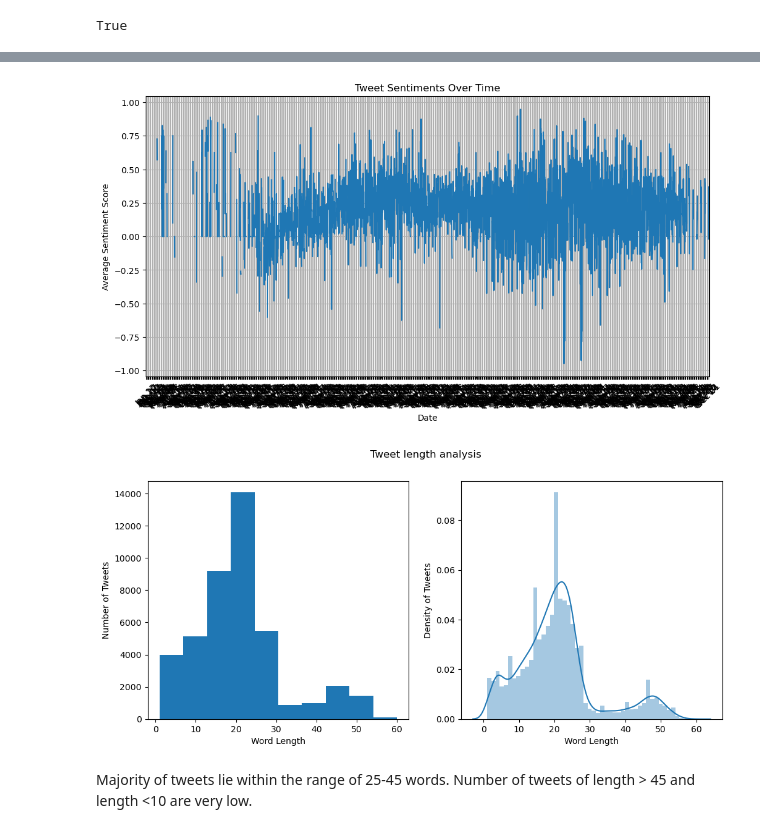
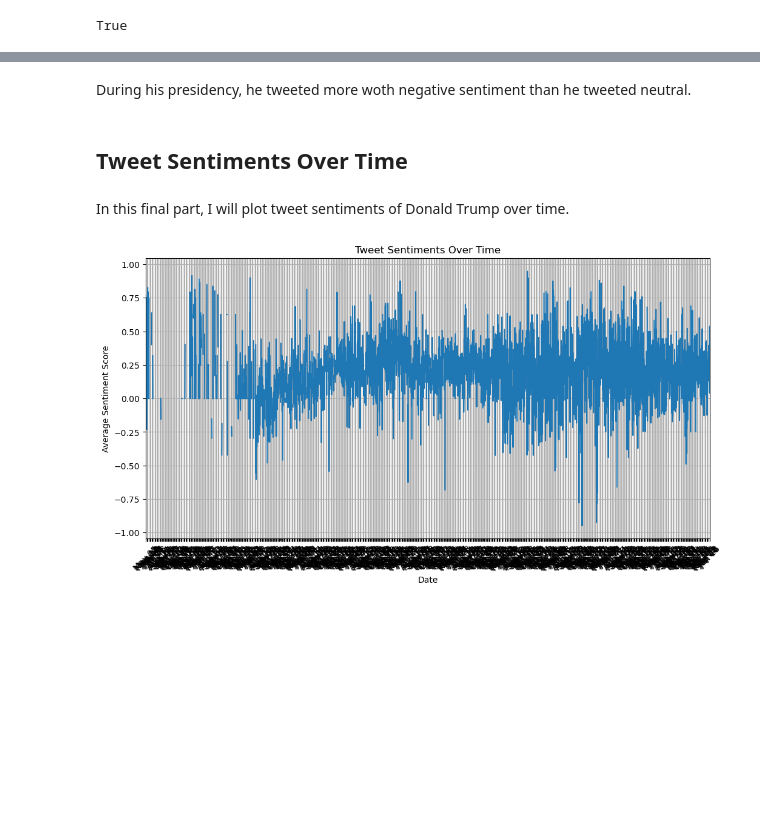
Before and after one commit to tahmisoglu-yigit/ML-for-NLP-Coursework, a Jupyter notebook: Project/NLP Project_Tahmisoglu_Yigit.ipynb, the cells around one changed output, grey strips where cells are left out. Saved outputs shown, nothing was run; the diff lists cells and outputs as text; code cells hidden in the pictures; blank space fills up the shorter version.

```diff
--- a/Project/NLP Project_Tahmisoglu_Yigit.ipynb
+++ b/Project/NLP Project_Tahmisoglu_Yigit.ipynb
@@ -100,3 +92,2 @@ def preprocess_text(text):
 # %%
-# Apply text preprocessing
-data["processed_tweet"] = data["Tweets"].apply(preprocess_text)
+data["processed_tweet"] = data["content"].apply(preprocess_text)
@@ -175,4 +146,4 @@ data.head()
 # %%
-data['neutral'] = data['Tweets'].apply(lambda x: analyzer.polarity_scores(str(x))['neu'])
-data['negative'] = data['Tweets'].apply(lambda x: analyzer.polarity_scores(str(x))['neg'])
-data['positive'] = data['Tweets'].apply(lambda x: analyzer.polarity_scores(str(x))['pos'])
+data['neutral'] = data['content'].apply(lambda x: analyzer.polarity_scores(str(x))['neu'])
+data['negative'] = data['content'].apply(lambda x: analyzer.polarity_scores(str(x))['neg'])
+data['positive'] = data['content'].apply(lambda x: analyzer.polarity_scores(str(x))['pos'])
@@ -209,0 +196,9 @@ sns.countplot(x='sentiment', data=data, palette="Reds")
+# %%
+data['date'] = pd.to_datetime(data['date'], infer_datetime_format=True)
+start_date = pd.to_datetime('2015-06-16')
+end_date = pd.to_datetime('2017-01-20')
+filtered_data = data[(data['date'] >= start_date) & (data['date'] <= end_date)]
+
+sns.countplot(x='sentiment', data=filtered_data, palette='viridis')
+plt.title('Sentiment Distribution of Tweets During His Election Campaign')
+plt.show()
@@ -209,0 +207,9 @@ sns.countplot(x='sentiment', data=data, palette="Reds")
+# %%
+data['date'] = pd.to_datetime(data['date'], infer_datetime_format=True)
+start_date = pd.to_datetime('2017-01-20')
+end_date = data['date'].max()
+filtered_data = data[(data['date'] >= start_date) & (data['date'] <= end_date)]
+
+sns.countplot(x='sentiment', data=filtered_data, palette='viridis')
+plt.title('Sentiment Distribution of Tweets During His Presidency')
+plt.show()
@@ -210,47 +218,20 @@ sns.countplot(x='sentiment', data=data, palette="Reds")
+# %% [markdown]
+During his presidency, he tweeted more woth negative sentiment than he tweeted neutral.
+# %% [markdown]
+## Tweet Sentiments Over Time
+# %% [markdown]
+In this final part, I will plot tweet sentiments of Donald Trump over time.
 # %%
-import matplotlib.dates as mdates
-
-# Convert the date column to datetime format
-#data["Date"] = pd.to_datetime(data["Date"], format="%Y-%m-%d %H:%M:%S")
-data["Date"] = pd.to_datetime(data["Date"], infer_datetime_format=True)
-
-
-# Set the datetime column as the index
-data.set_index("Date", inplace=True)
-
-# Resample the data by day and calculate the mean sentiment score for each day
+data.set_index("date", inplace=True)
 daily_sentiment = data["sentiment_score"].resample("D").mean()
 
-# Plot the tweet sentiments over time
 fig, ax = plt.subplots(figsize=(12, 6))
 daily_sentiment.plot(ax=ax)
-
 ax.set(xlabel="Date", ylabel="Average Sentiment Score", title="Tweet Sentiments Over Time")
 ax.xaxis.set_major_locator(mdates.WeekdayLocator(interval=1))
 ax.xaxis.set_major_formatter(mdates.DateFormatter("%b %d"))
-
 plt.xticks(rotation=45)
 plt.grid()
 plt.show()
 # %% [output]
-[figure, old version]
+[figure, new version]
-# %%
-tweet_lengths = data['Tweets'].apply(lambda x: len(x.split()))
-
-plt.subplots(figsize=(12,5))
-plt.subplot(1,2,1)
-plt.hist(tweet_lengths)
-plt.suptitle("Tweet length analysis")
-plt.xlabel("Word Length")
-plt.ylabel("Number of Tweets")
-
-plt.subplot(1,2,2)
-sns.distplot(tweet_lengths)
-plt.xlabel("Word Length")
-plt.ylabel("Density of Tweets")
-plt.show()
-# %% [output]
-[figure, removed]
-# %% [markdown]
-Majority of tweets lie within the range of 25-45 words.
-Number of tweets of length > 45 and length <10 are very low.
```
Also changed, not shown: parts of 48 cells of this notebook, 2 other files.
